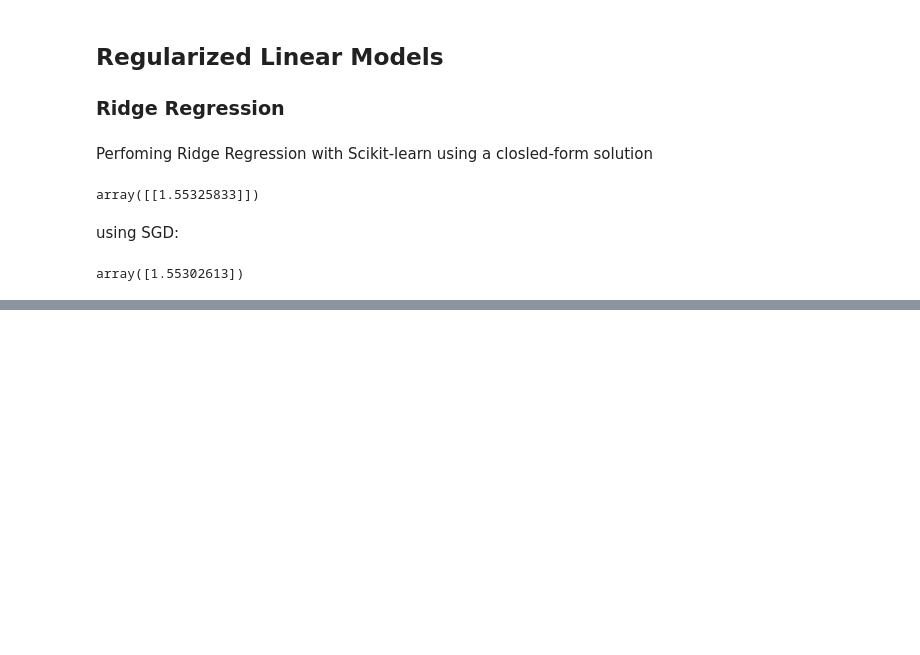
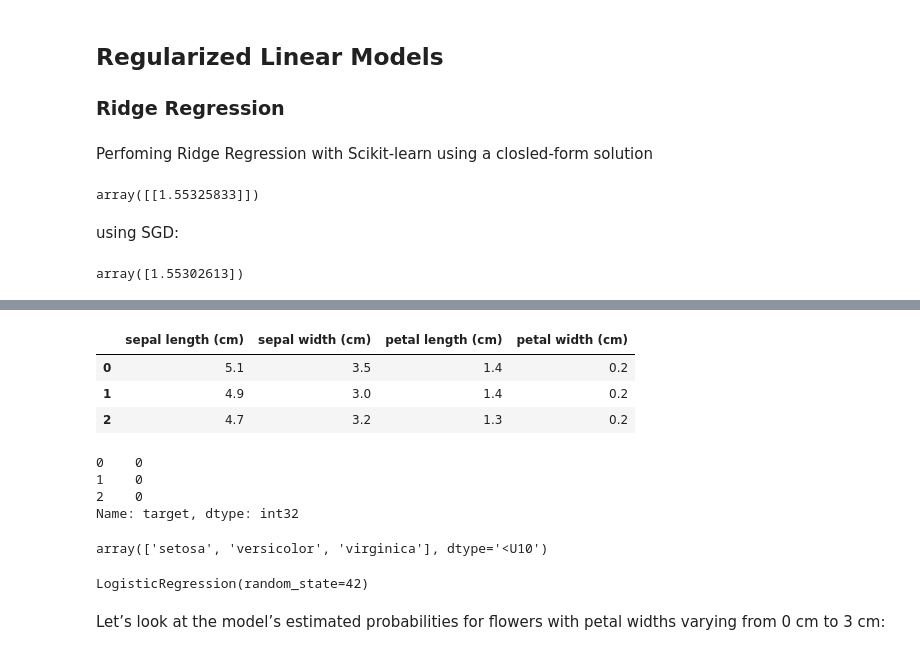
Before and after one commit to DennisxB/handson-machinelearning, a Jupyter notebook: ch_04-training_linear_models.ipynb, the cells around one changed output, grey strips where cells are left out. Saved outputs shown, nothing was run; the diff lists cells and outputs as text; code cells hidden in the pictures; blank space fills up the shorter version.

Commit message:
logistic regression

```diff
--- a/ch_04-training_linear_models.ipynb
+++ b/ch_04-training_linear_models.ipynb
@@ -307,0 +327,4 @@ for epoch in range(n_epochs):
+# %%
+from sklearn.datasets import load_iris
+iris = load_iris(as_frame=True)
+list(iris)
@@ -307,0 +360,33 @@ for epoch in range(n_epochs):
+# %%
+iris.data.head(3)  # initial look
+# %% [output]
+|  | sepal length (cm) | sepal width (cm) | petal length (cm) | petal width (cm) |
+| 0 | 5.1 | 3.5 | 1.4 | 0.2 |
+| 1 | 4.9 | 3.0 | 1.4 | 0.2 |
+| 2 | 4.7 | 3.2 | 1.3 | 0.2 |
+# %%
+iris.target.head(3) # instances are not shuffled
+# %% [output]
+0    0
+1    0
+2    0
+Name: target, dtype: int32
+# %%
+iris.target_names
+# %% [output]
+array(['setosa', 'versicolor', 'virginica'], dtype='<U10')
+# %%
+# splitting and training a Logistic Regression model on train set
+from sklearn.linear_model import LogisticRegression
+from sklearn.model_selection import train_test_split
+
+X = iris.data[["petal width (cm)"]].values
+y = iris.target_names[iris.target] == 'virginica'
+X_train, X_test, y_train, y_test = train_test_split(X, y, random_state=42)
+
+log_reg = LogisticRegression(random_state=42)
+log_reg.fit(X_train, y_train)
+# %% [output]
+LogisticRegression(random_state=42)
+# %% [markdown]
+Let’s look at the model’s estimated probabilities for flowers with petal widths varying from 0 cm to 3 cm:
```
Also changed, not shown: parts of 27 cells of this notebook.
